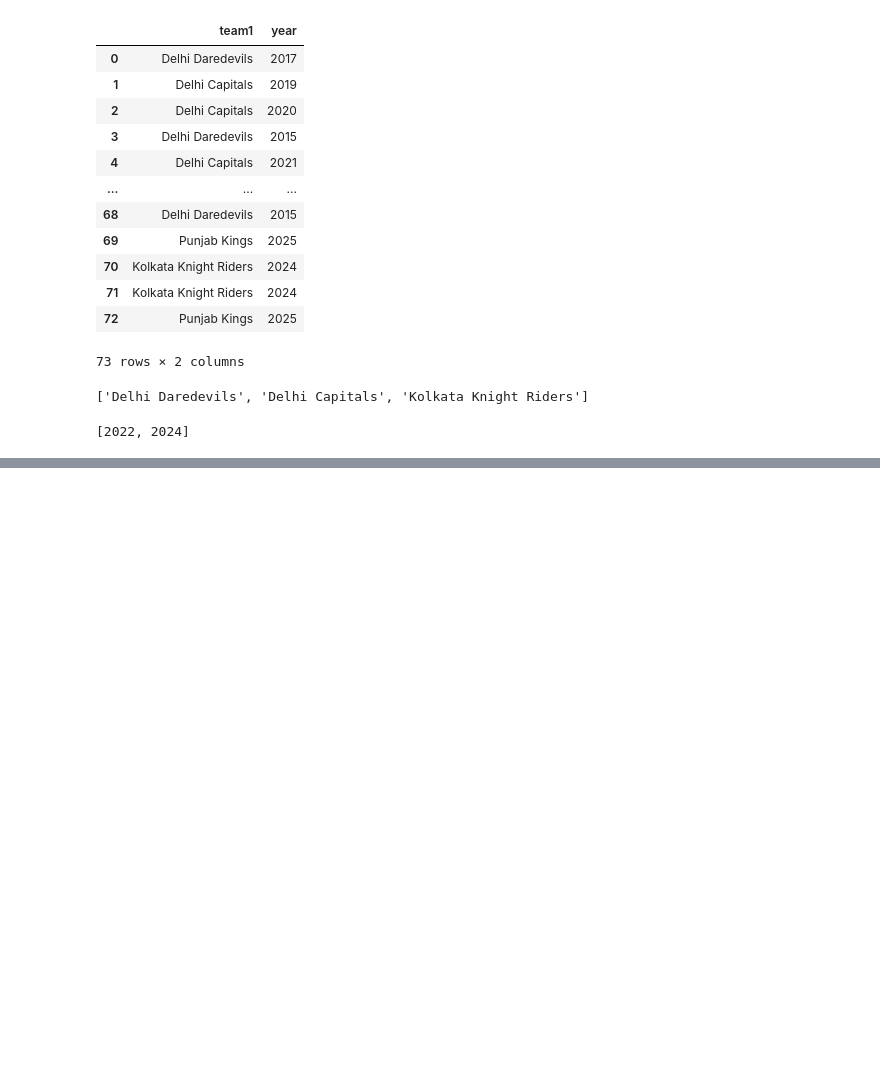
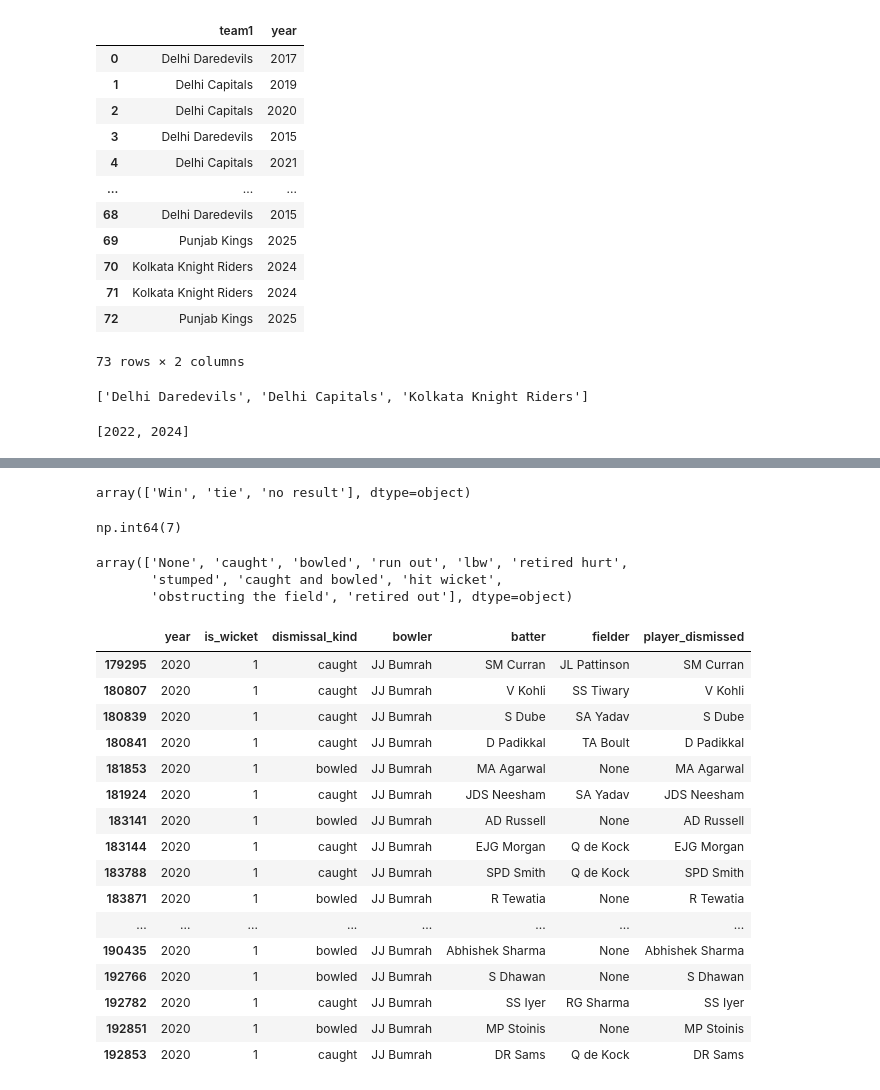
Before and after one commit to prabal-parmar/IPL-Player-Analyzer, a Jupyter notebook: IPL_analysis.ipynb, the cells around one changed output, grey strips where cells are left out. Drawn from its saved outputs; the diff is of its cells as text; code cells hidden in the pictures; blank space fills up the shorter version.

```diff
--- a/IPL_analysis.ipynb
+++ b/IPL_analysis.ipynb
@@ -521,0 +518,4 @@ for i in range(len(years)):
+# %%
+match_stats['match_id'] = match_stats['match_number']
+# %%
+match_stats = match_stats.drop(columns=['match_number'])
@@ -521,0 +605,15 @@ for i in range(len(years)):
+# %%
+merged_df['result'].unique()
+# %% [output]
+array(['Win', 'tie', 'no result'], dtype=object)
+# %%
+player = 'MS Dhoni'
+merged_df[(merged_df['batter'] == player) & (merged_df['batsman_runs'] == 6) & (merged_df['result'] != 'no result') & (merged_df['year'] == 2020)]['batsman_runs'].count()
+# %% [output]
+np.int64(7)
+# %%
+merged_df['dismissal_kind'].unique()
+# %% [output]
+array(['None', 'caught', 'bowled', 'run out', 'lbw', 'retired hurt',
+       'stumped', 'caught and bowled', 'hit wicket',
+       'obstructing the field', 'retired out'], dtype=object)
@@ -521,0 +624,20 @@ for i in range(len(years)):
+# %%
+merged_df[(merged_df['bowler'] == 'JJ Bumrah') & (merged_df['is_wicket'] == 1) & (merged_df['result'] != 'no result') & (merged_df['year'] == 2020)][['year','is_wicket', 'dismissal_kind', 'bowler', 'batter', 'fielder', 'player_dismissed']]
+# %% [output]
+|  | year | is_wicket | dismissal_kind | bowler | batter | fielder | player_dismissed |
+| 179295 | 2020 | 1 | caught | JJ Bumrah | SM Curran | JL Pattinson | SM Curran |
+| 180807 | 2020 | 1 | caught | JJ Bumrah | V Kohli | SS Tiwary | V Kohli |
+| 180839 | 2020 | 1 | caught | JJ Bumrah | S Dube | SA Yadav | S Dube |
+| 180841 | 2020 | 1 | caught | JJ Bumrah | D Padikkal | TA Boult | D Padikkal |
+| 181853 | 2020 | 1 | bowled | JJ Bumrah | MA Agarwal | None | MA Agarwal |
+| 181924 | 2020 | 1 | caught | JJ Bumrah | JDS Neesham | SA Yadav | JDS Neesham |
+| 183141 | 2020 | 1 | bowled | JJ Bumrah | AD Russell | None | AD Russell |
+| 183144 | 2020 | 1 | caught | JJ Bumrah | EJG Morgan | Q de Kock | EJG Morgan |
+| 183788 | 2020 | 1 | caught | JJ Bumrah | SPD Smith | Q de Kock | SPD Smith |
+| 183871 | 2020 | 1 | bowled | JJ Bumrah | R Tewatia | None | R Tewatia |
+| ... | ... | ... | ... | ... | ... | ... | ... |
+| 190435 | 2020 | 1 | bowled | JJ Bumrah | Abhishek Sharma | None | Abhishek Sharma |
+| 192766 | 2020 | 1 | bowled | JJ Bumrah | S Dhawan | None | S Dhawan |
+| 192782 | 2020 | 1 | caught | JJ Bumrah | SS Iyer | RG Sharma | SS Iyer |
+| 192851 | 2020 | 1 | bowled | JJ Bumrah | MP Stoinis | None | MP Stoinis |
+| 192853 | 2020 | 1 | caught | JJ Bumrah | DR Sams | Q de Kock | DR Sams |
```
Also changed, not shown: parts of 30 cells of this notebook, 2 other files.
